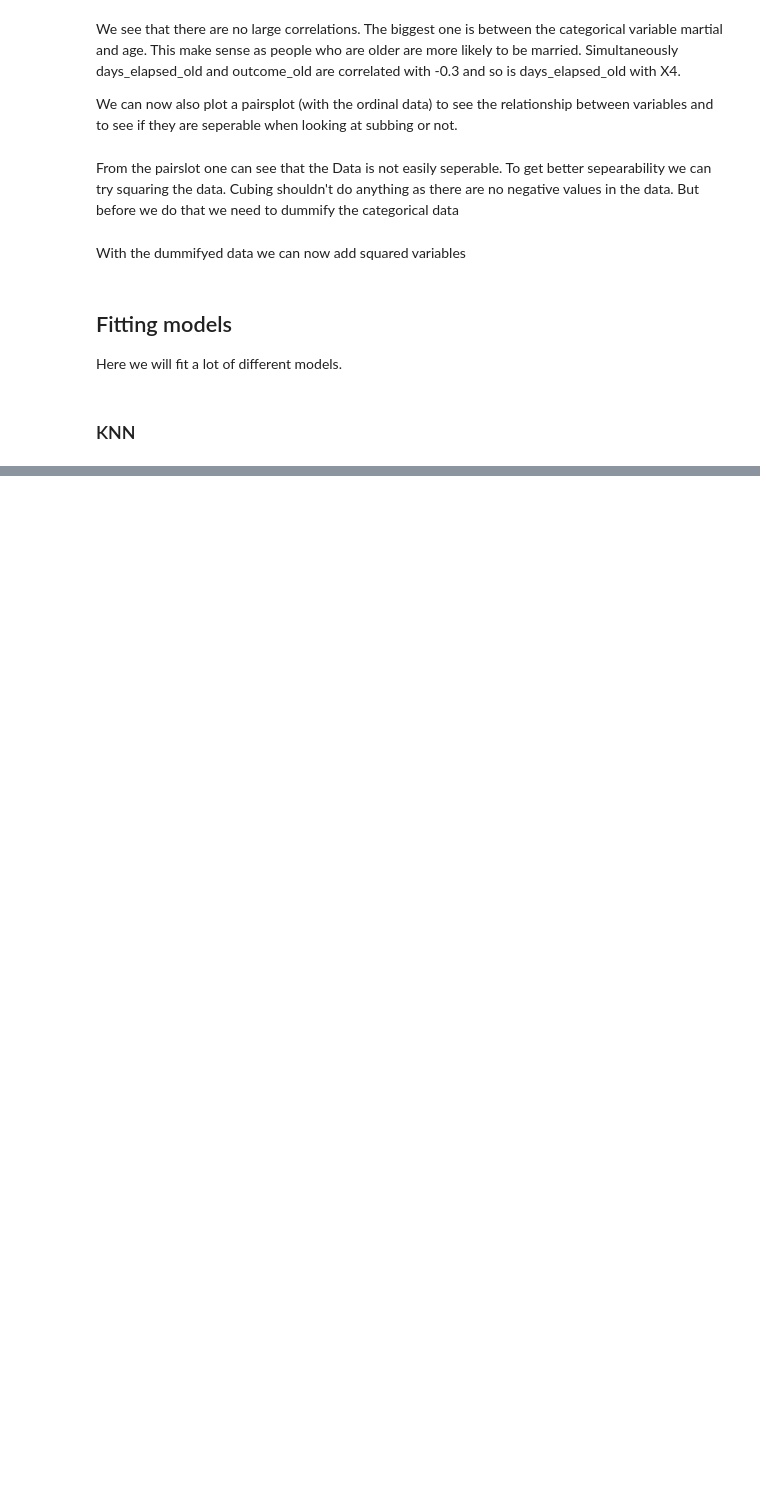
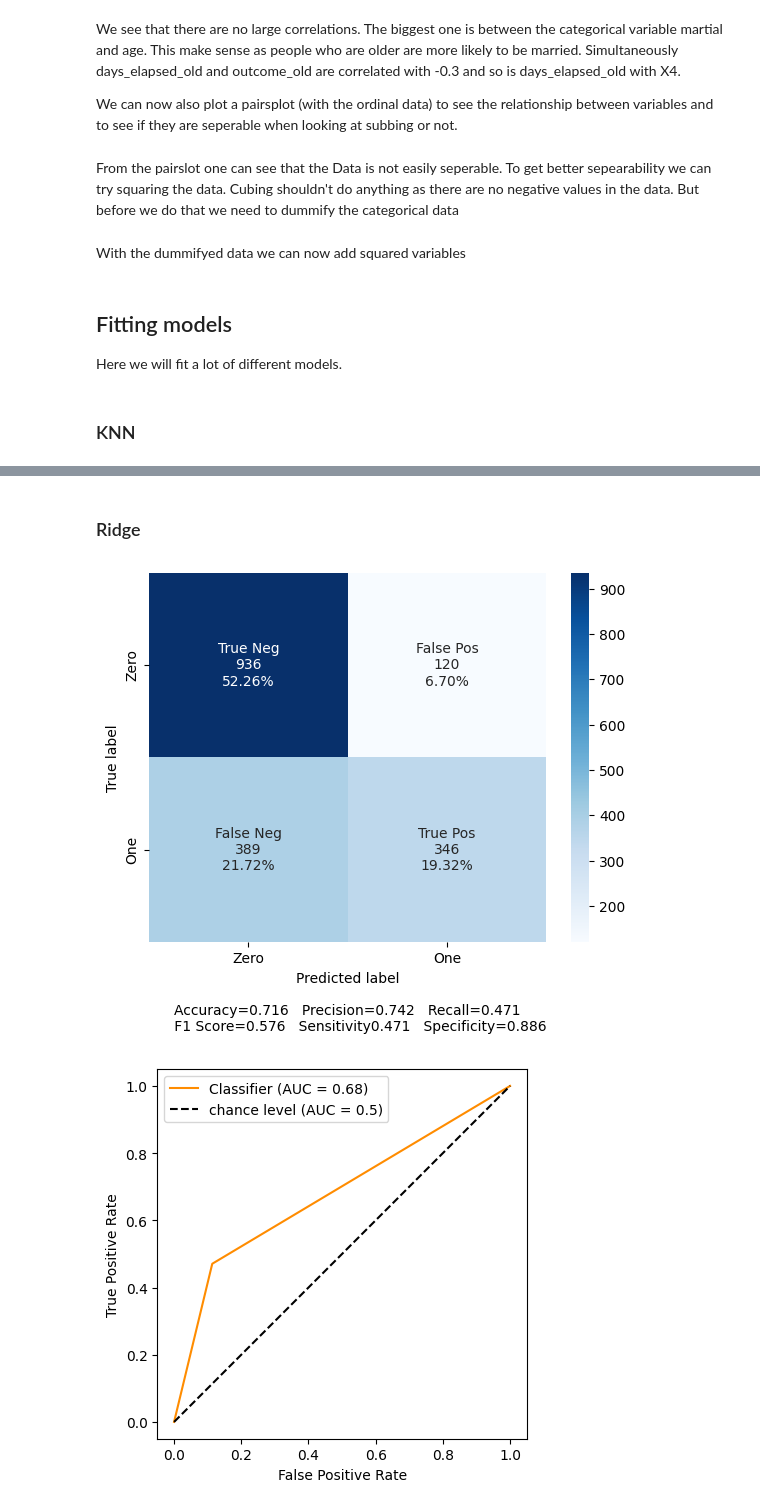
Before and after one commit to realbigi/ML_Data_Competition, a Jupyter notebook: Report2.ipynb, the cells around one changed output, grey strips where cells are left out. Cells and saved outputs as stored; diff of their text form; code cells hidden in the pictures; blank space fills up the shorter version.

Commit message:
ridge, log and knn

```diff
--- a/Report2.ipynb
+++ b/Report2.ipynb
@@ -489,0 +490,50 @@ from sklearn.model_selection import KFold
+# %% [markdown]
+### Ridge
+# %%
+# Define the parameter grid for alpha
+param_grid = {
+    'alpha': [0.001, 0.01, 0.1, 1, 10, 12.5, 15.1, 15.2, 15.3, 15.4, 15.5, 20, 25, 30, 70, 100, 150 ,1000]
+}
+
+# Define folds object
+folds = KFold(n_splits=10 , shuffle=True, random_state=1)
+
+# Create the Ridge
+ridge_reg = RidgeClassifier(fit_intercept = True)
+
+# Create the GridSearchCV object
+grid_search = GridSearchCV(ridge_reg, param_grid, cv=folds)
+grid_search.fit(train, y_train)
+
+# extract results
+results = pd.DataFrame(grid_search.cv_results_)
+test_MSEs = -results["mean_test_score"]
+std_test_MSEs = results["std_test_score"] / np.sqrt(grid_search.n_splits_)
+parameters = results[['param_' + i for i in param_grid.keys()]]
+
+# best parameters
+index_best = np.argmin(test_MSEs) # index of the k value with the lowest MSE estimate
+best_alpha = results.param_alpha[index_best]
+
+# # one std rule
+# threshold = test_MSEs[index_best] + std_test_MSEs[index_best]
+# candidates = results.loc[test_MSEs <= threshold,]
+# one_std_rule_index_best = np.argmax(results.param_alpha)
+# one_std_rule_best_alpha = results.param_alpha[one_std_rule_index_best]
+
+# best model
+best_model = RidgeClassifier(alpha= best_alpha)
+best_model.fit(train, y_train)
+predictions = best_model.predict(valid)
+make_confusion_matrix(confusion_matrix(y_valid, predictions), group_names=['True Neg','False Pos','False Neg','True Pos'],  categories=['Zero', 'One'])
+plot_ROC(y_valid, predictions)
+
+# # one std model
+# one_model = RidgeClassifier(alpha=one_std_rule_best_alpha)
+# one_model.fit(train, y_train)
+# predictions = one_model.predict(valid)
+# make_confusion_matrix(confusion_matrix(y_valid, predictions), group_names=['True Neg','False Pos','False Neg','True Pos'],  categories=['Zero', 'One'])
+# plot_ROC(y_valid, predictions)
+# %% [output]
+[figure, added]
+[figure, added]
```
Also changed, not shown: parts of 8 cells of this notebook.
